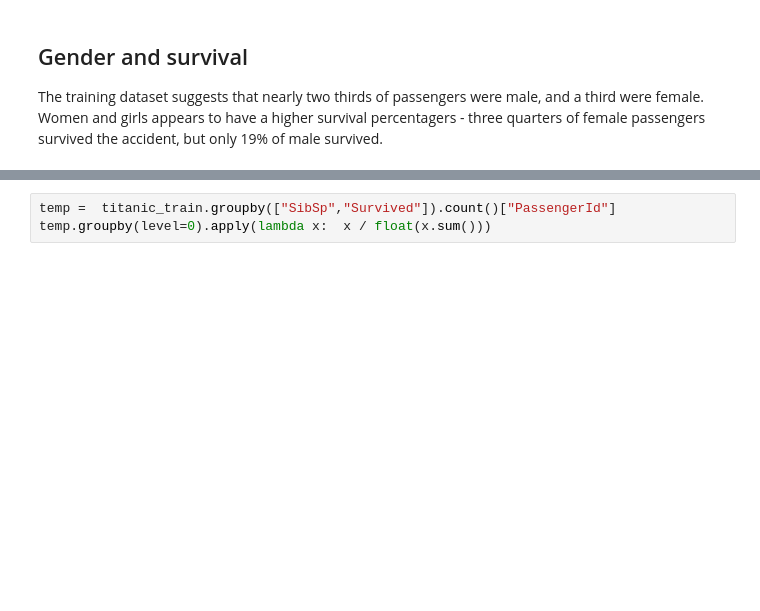
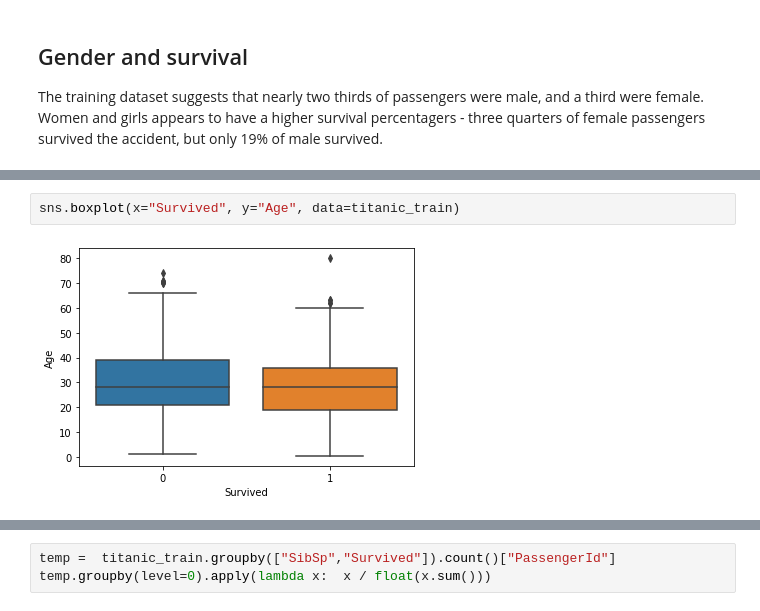
Before and after one commit to patRyserWelch8/KaggleTitanic, a Jupyter notebook: titanic.ipynb, the cells around one changed output, grey strips where cells are left out. Cells and saved outputs as stored; diff of their text form; blank space fills up the shorter version.

Commit message:
Kaggle Notebook | Data preparation for ML techniques | Version 78

```diff
--- a/titanic.ipynb
+++ b/titanic.ipynb
@@ -328,0 +311,4 @@ plt.hist(titanic_train.Age, bins = 80)
+# %%
+sns.boxplot(x="Survived", y="Age", data=titanic_train)
+# %% [output]
+[figure, added]
```
Also changed, not shown: parts of 13 cells of this notebook.
